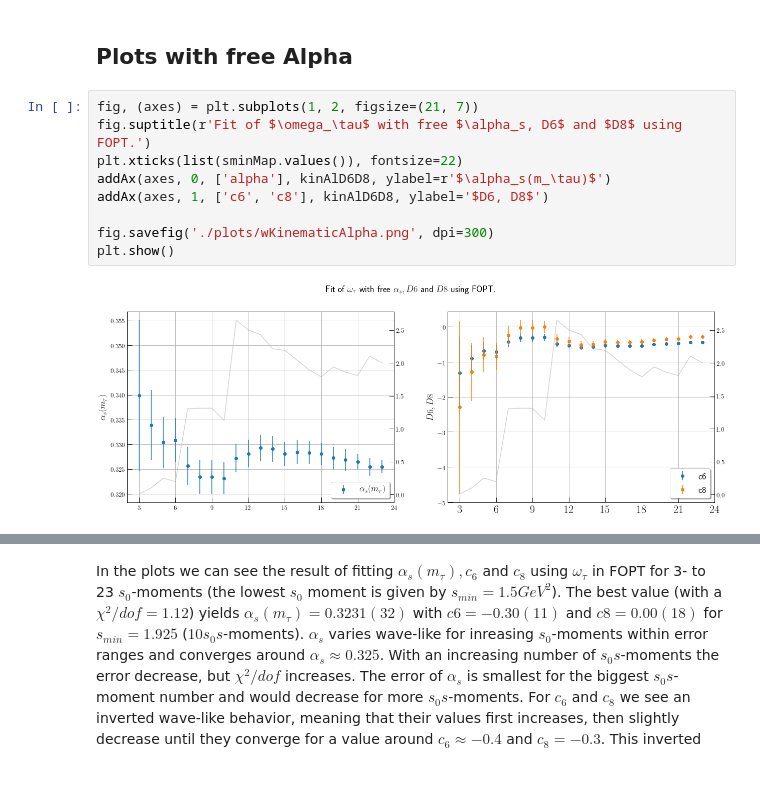
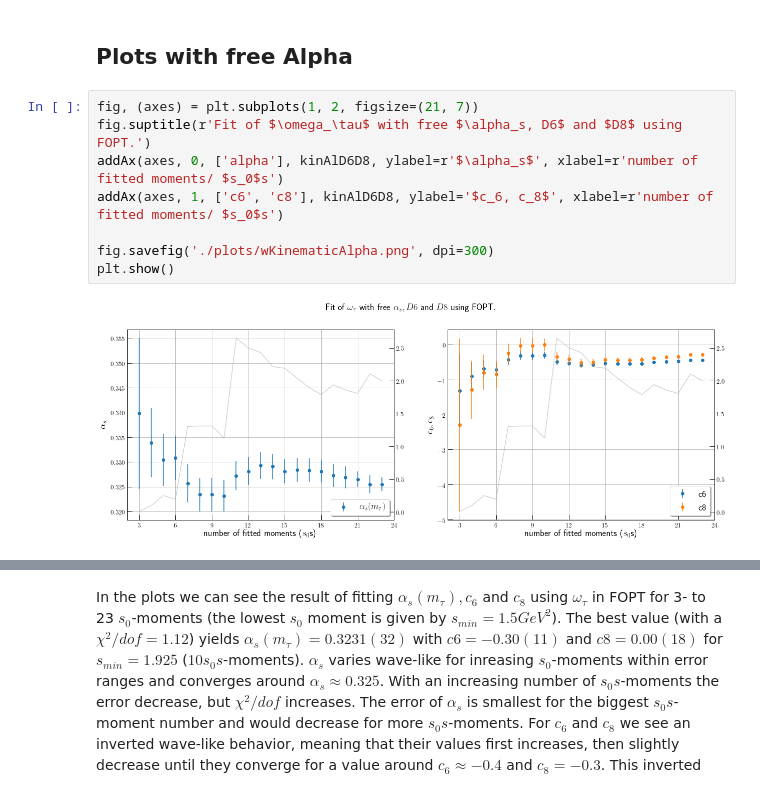
Before and after one commit to phd-dirk/Notebooks, a Jupyter notebook: alphaDetermination/wKinematic.ipynb, the cells around one changed output, grey strips where cells are left out. Saved outputs shown, nothing was run; the diff lists cells and outputs as text.

```diff
--- a/alphaDetermination/wKinematic.ipynb
+++ b/alphaDetermination/wKinematic.ipynb
@@ -10,11 +29,10 @@ kinAlD6D8 = read_csv('../../FESR/configurations/2019/wKinematicAlphaD6D8/fits.cs
 # %%
 fig, (axes) = plt.subplots(1, 2, figsize=(21, 7))
 fig.suptitle(r'Fit of $\omega_\tau$ with free $\alpha_s, D6$ and $D8$ using FOPT.')
-plt.xticks(list(sminMap.values()), fontsize=22)
-addAx(axes, 0, ['alpha'], kinAlD6D8, ylabel=r'$\alpha_s(m_\tau)$')
-addAx(axes, 1, ['c6', 'c8'], kinAlD6D8, ylabel='$D6, D8$')
+addAx(axes, 0, ['alpha'], kinAlD6D8, ylabel=r'$\alpha_s$', xlabel=r'number of fitted moments/ $s_0$s')
+addAx(axes, 1, ['c6', 'c8'], kinAlD6D8, ylabel='$c_6, c_8$', xlabel=r'number of fitted moments/ $s_0$s')
 
 fig.savefig('./plots/wKinematicAlpha.png', dpi=300)
 plt.show()
 # %% [output]
-[figure, old version]
+[figure, new version]
```
Also changed, not shown: parts of 2 cells of this notebook, 21 other files.
